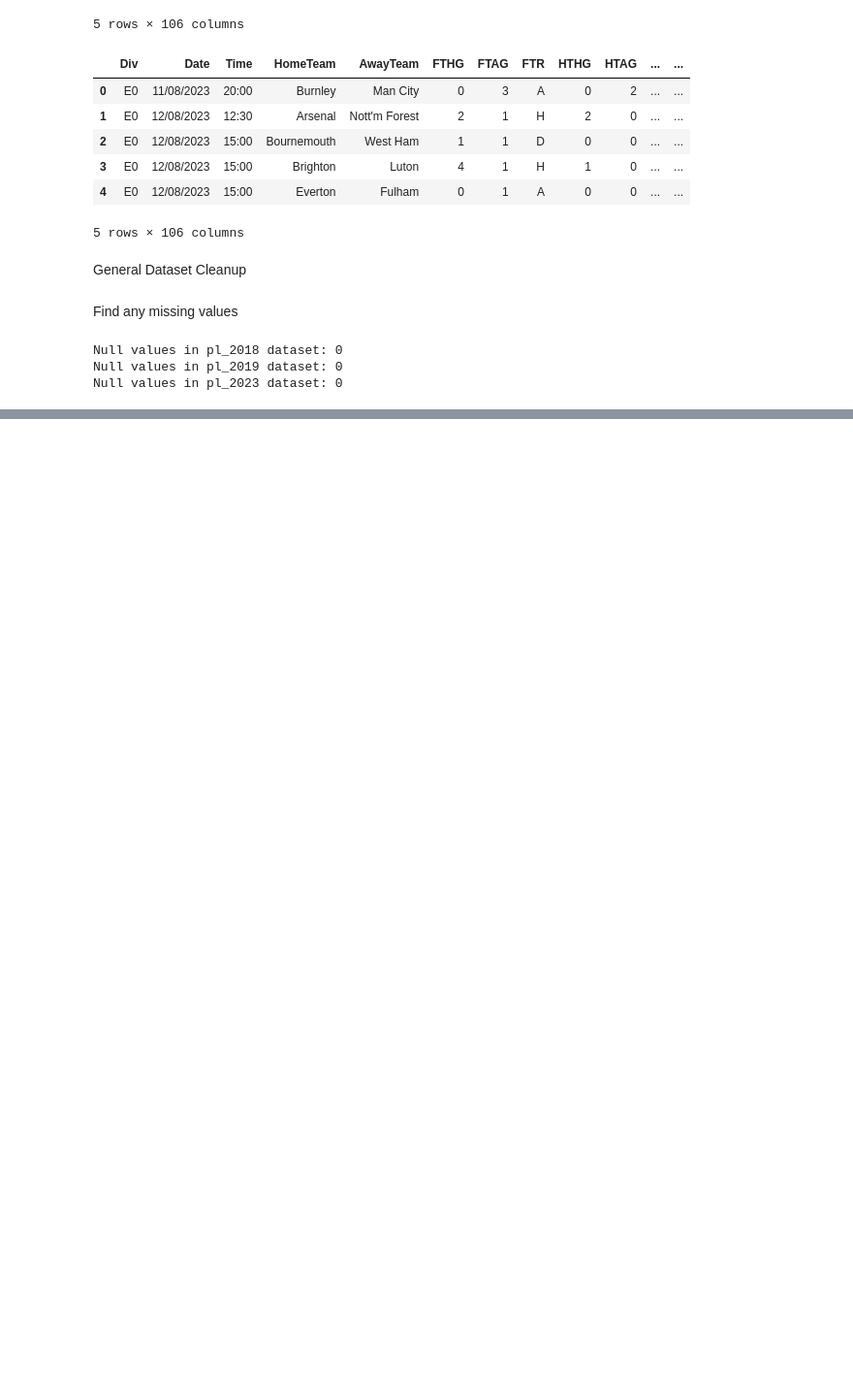
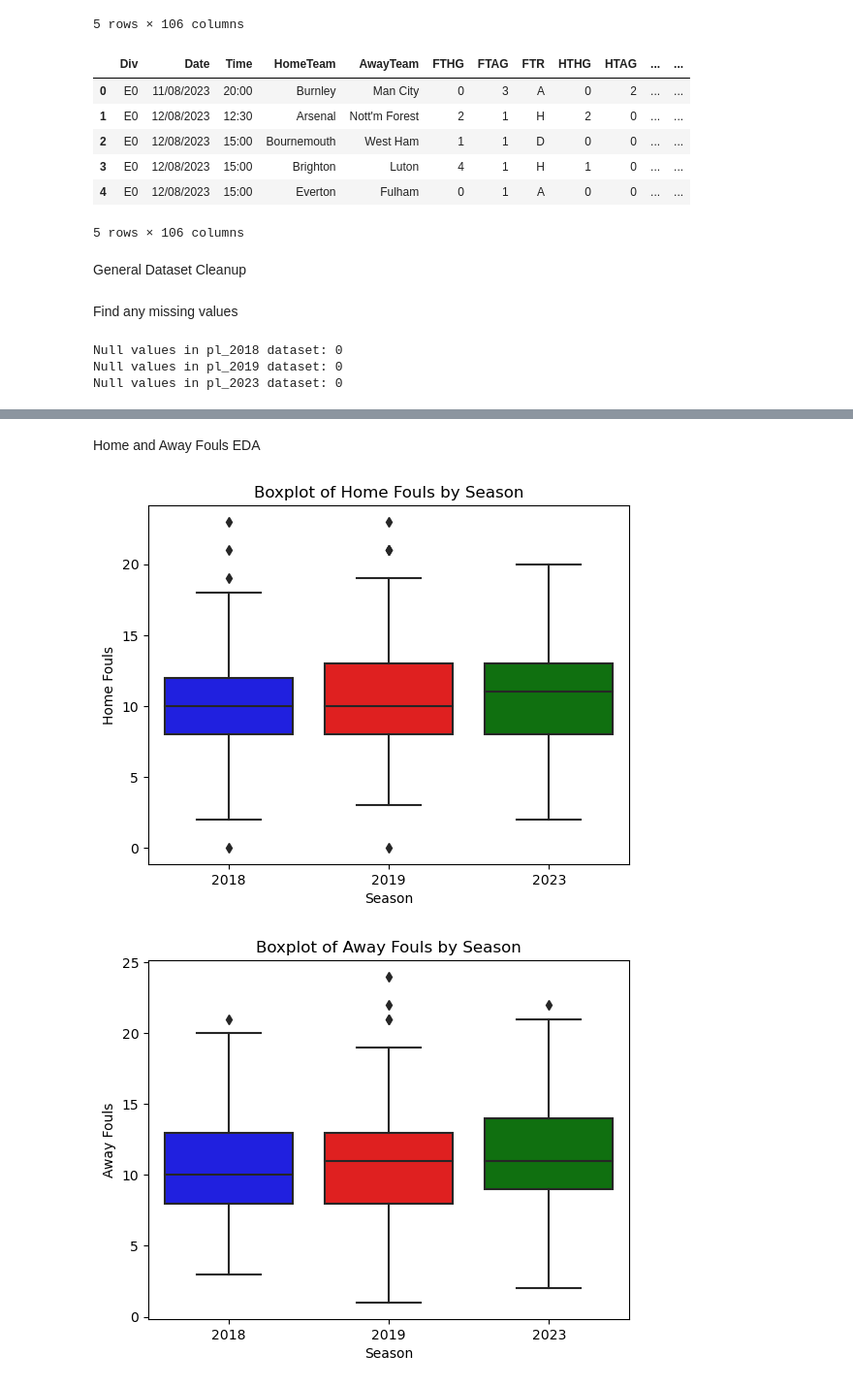
Before and after one commit to BhosaleAniket/MATH-189-Final-Project, a Jupyter notebook: final_project.ipynb, the cells around one changed output, grey strips where cells are left out. Shown at 97% size. Saved outputs shown, nothing was run; the diff lists cells and outputs as text; code cells hidden in the pictures; blank space fills up the shorter version.

```diff
--- a/final_project.ipynb
+++ b/final_project.ipynb
@@ -75,0 +212,24 @@ Null values in pl_2023 dataset: 0
+# %% [markdown]
+Home and Away Fouls EDA
+# %%
+pl_2018['Season'] = '2018'
+pl_2019['Season'] = '2019'
+pl_2023['Season'] = '2023'
+
+combined_df = pd.concat([pl_2018, pl_2019, pl_2023])
+
+sns.boxplot(x='Season', y='HomeFouls', data=combined_df, palette=['blue', 'red', 'green'])
+
+plt.title('Boxplot of Home Fouls by Season')
+plt.xlabel('Season')
+plt.ylabel('Home Fouls')
+plt.show()
+
+sns.boxplot(x='Season', y='AwayFouls', data=combined_df, palette=['blue', 'red', 'green'])
+plt.title('Boxplot of Away Fouls by Season')
+plt.xlabel('Season')
+plt.ylabel('Away Fouls')
+plt.show()
+# %% [output]
+[figure, added]
+[figure, added]
```
Also changed, not shown: parts of 13 cells of this notebook.
